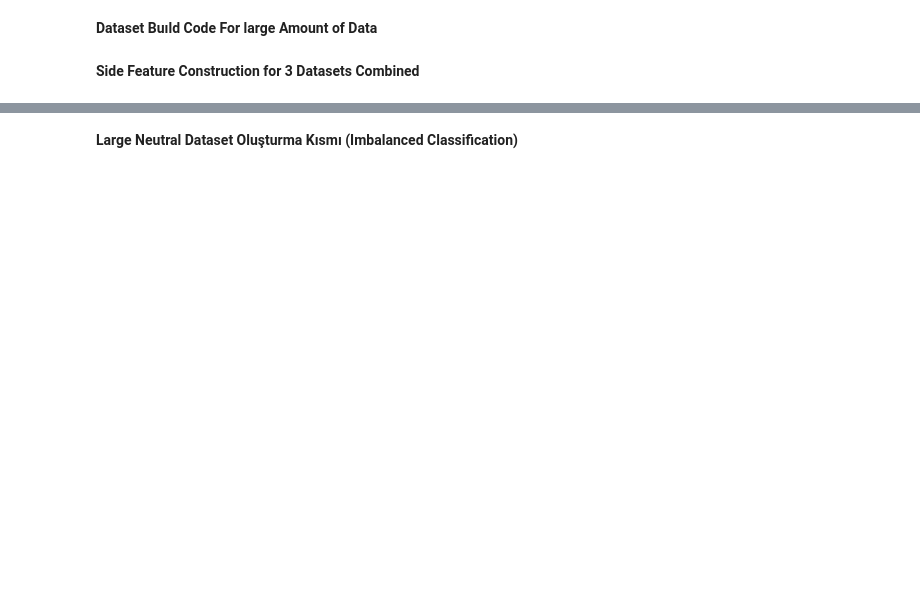
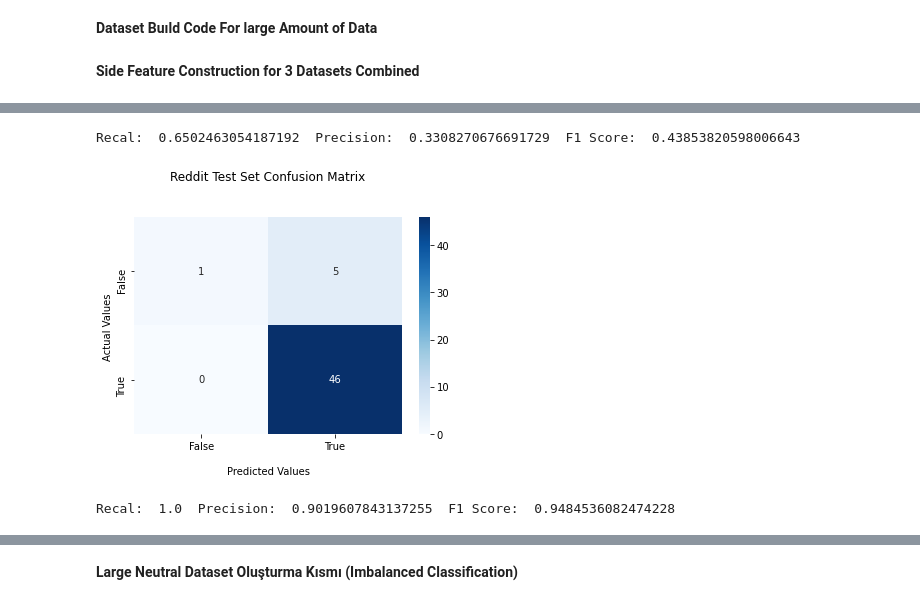
Before and after one commit to saiddonmez/suicide-detection-project, a Jupyter notebook: kaka.ipynb, the cells around one changed output, grey strips where cells are left out. Cells and saved outputs as stored; diff of their text form; code cells hidden in the pictures; blank space fills up the shorter version.

```diff
--- a/kaka.ipynb
+++ b/kaka.ipynb
@@ -101,0 +163,41 @@ confusion_matrix(select_test_labels,y_pred)
+# %%
+import sklearn
+recall = sklearn.metrics.recall_score(schoene_test_labels,schoene_y)
+precision = sklearn.metrics.precision_score(schoene_test_labels,schoene_y)
+f1 =  sklearn.metrics.f1_score(schoene_test_labels,schoene_y)
+print("Recal: ", recall," Precision: ",precision," F1 Score: ",f1)
+# %% [output]
+Recal:  0.6502463054187192  Precision:  0.3308270676691729  F1 Score:  0.43853820598006643
+# %%
+import matplotlib.pyplot as plt
+from sklearn.metrics import confusion_matrix
+from sklearn.metrics import plot_confusion_matrix
+import seaborn as sns
+cf_matrix = confusion_matrix(reddit_test_labels,reddit_y)
+
+labels = ['True Neg','False Pos','False Neg','True Pos']
+
+labels = np.asarray(labels).reshape(2,2)
+
+ax = sns.heatmap(cf_matrix, annot=cf_matrix, fmt='', cmap='Blues')
+
+ax.set_title('Reddit Test Set Confusion Matrix\n\n');
+ax.set_xlabel('\nPredicted Values')
+ax.set_ylabel('Actual Values ');
+
+## Ticket labels - List must be in alphabetical order
+ax.xaxis.set_ticklabels(['False','True'])
+ax.yaxis.set_ticklabels(['False','True'])
+
+## Display the visualization of the Confusion Matrix.
+plt.show()
+# %% [output]
+[figure, added]
+# %%
+import sklearn
+recall = sklearn.metrics.recall_score(reddit_test_labels,reddit_y)
+precision = sklearn.metrics.precision_score(reddit_test_labels,reddit_y)
+f1 =  sklearn.metrics.f1_score(reddit_test_labels,reddit_y)
+print("Recal: ", recall," Precision: ",precision," F1 Score: ",f1)
+# %% [output]
+Recal:  1.0  Precision:  0.9019607843137255  F1 Score:  0.9484536082474228
```
Also changed, not shown: parts of 51 cells of this notebook.
